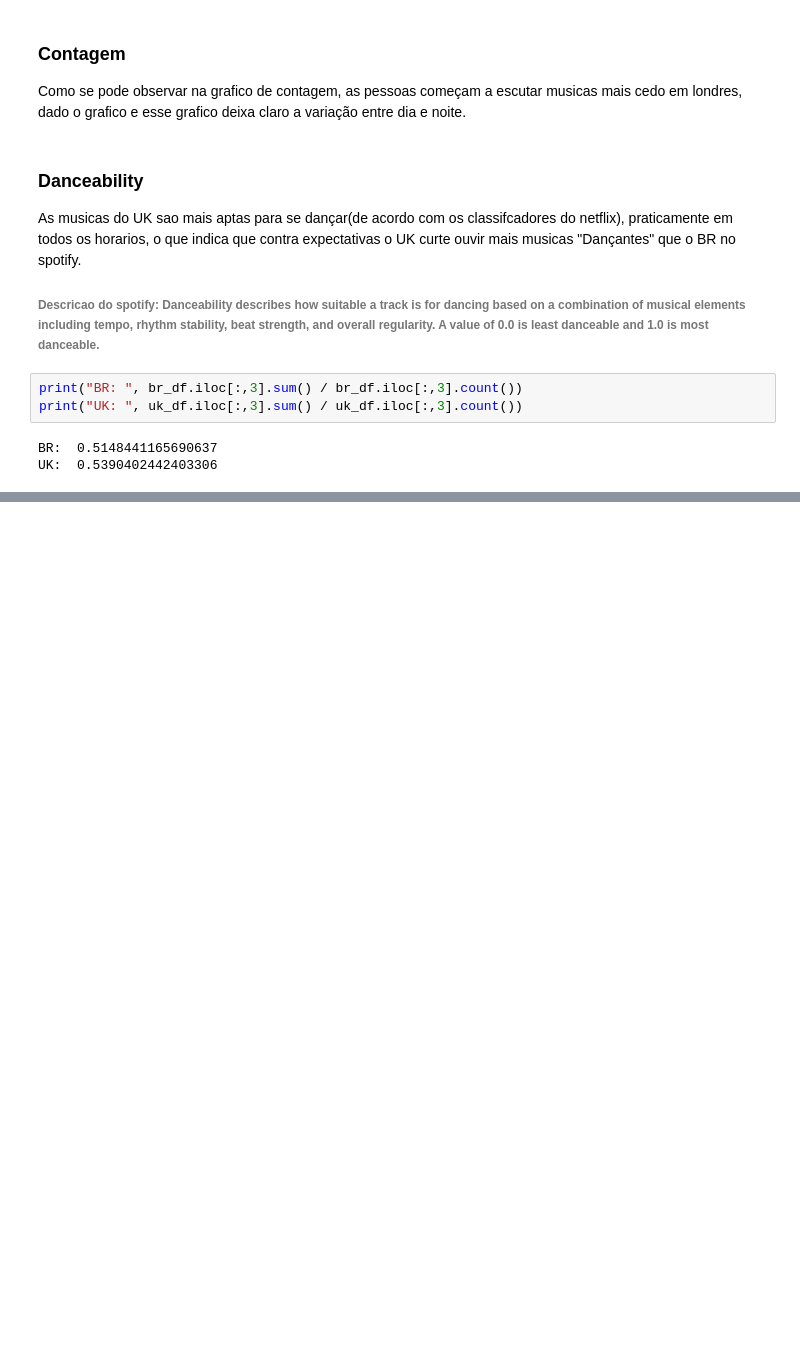
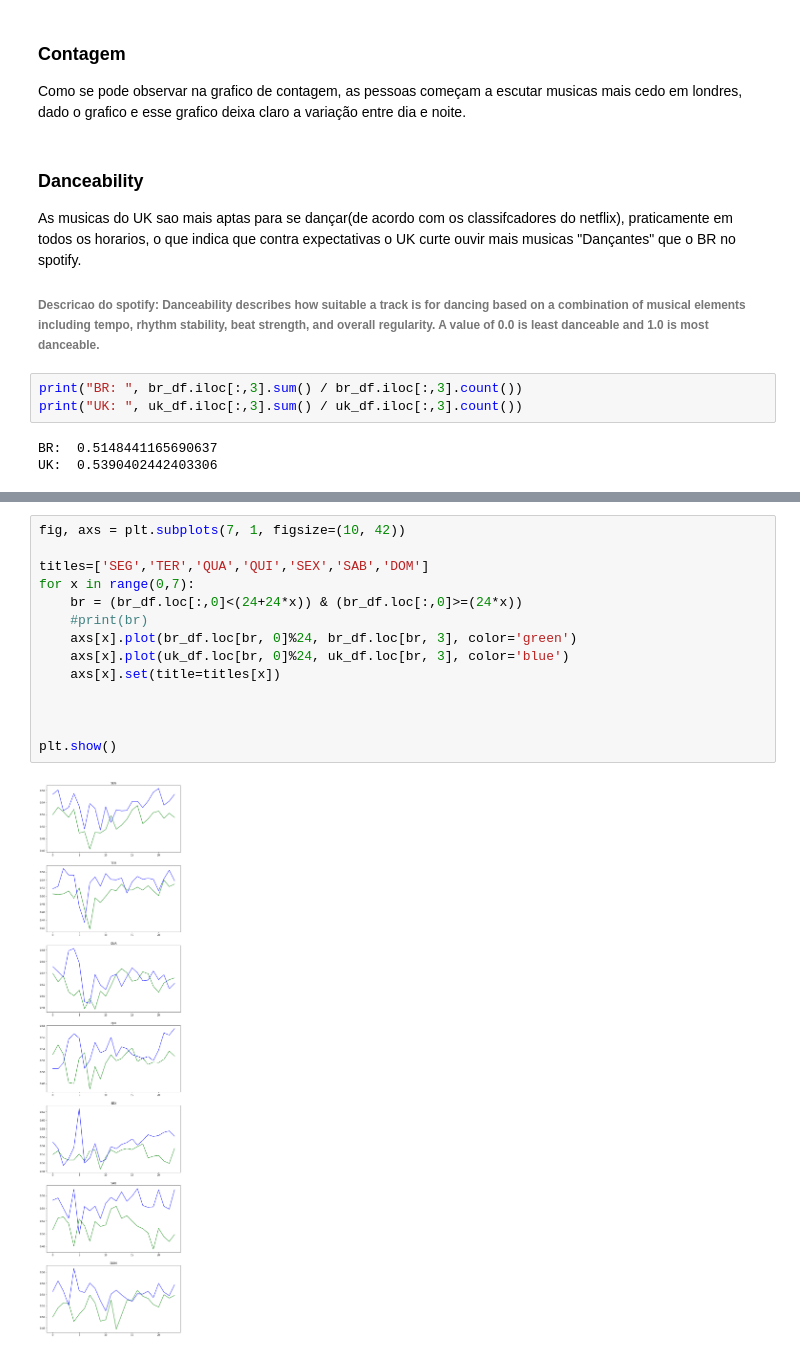
Before and after one commit to if1015-datascience-ufpe/2018-1-projeto-fb, a Jupyter notebook: Untitled1.ipynb, the cells around one changed output, grey strips where cells are left out. Drawn from its saved outputs; the diff is of its cells as text; blank space fills up the shorter version.

```diff
--- a/Untitled1.ipynb
+++ b/Untitled1.ipynb
@@ -54,0 +63,16 @@ UK:  0.5390402442403306
+# %%
+fig, axs = plt.subplots(7, 1, figsize=(10, 42))
+
+titles=['SEG','TER','QUA','QUI','SEX','SAB','DOM']
+for x in range(0,7):
+    br = (br_df.loc[:,0]<(24+24*x)) & (br_df.loc[:,0]>=(24*x))
+    #print(br)
+    axs[x].plot(br_df.loc[br, 0]%24, br_df.loc[br, 3], color='green')
+    axs[x].plot(uk_df.loc[br, 0]%24, uk_df.loc[br, 3], color='blue')
+    axs[x].set(title=titles[x])
+
+
+
+plt.show()
+# %% [output]
+[figure, added]
```
Also changed, not shown: parts of 4 cells of this notebook.
